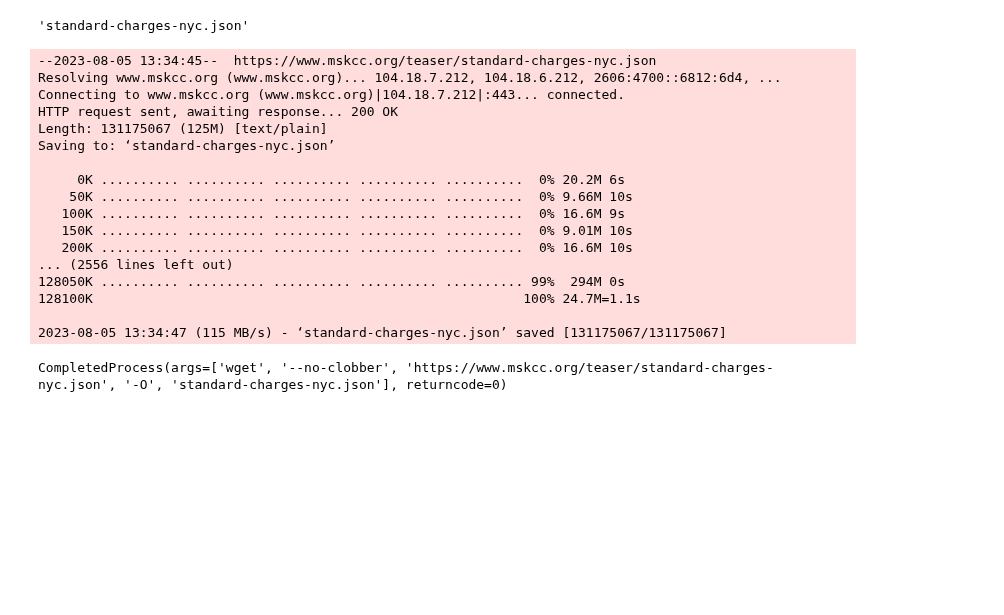
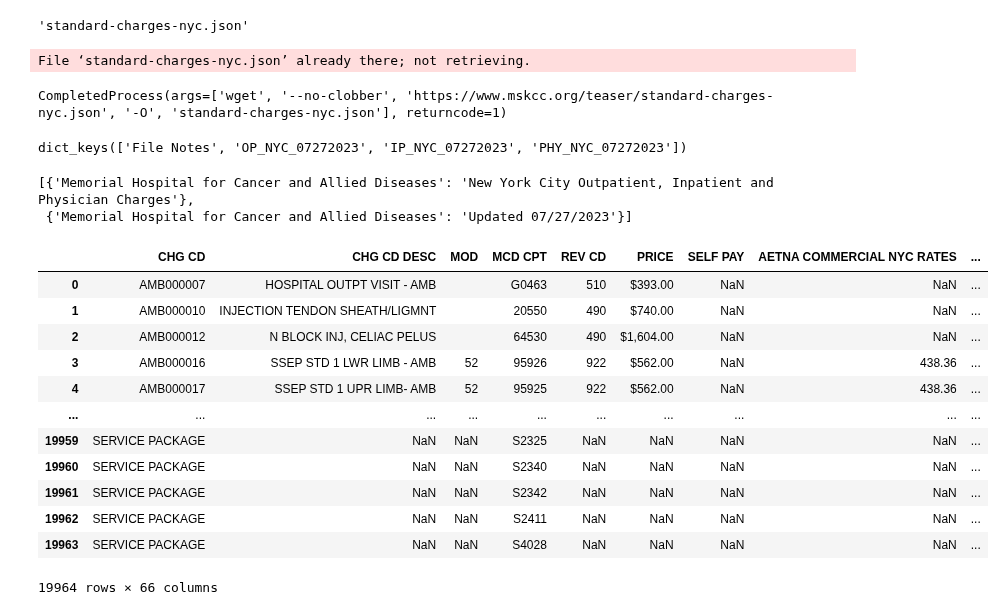
Before and after one commit to rl1987/dolthub-bounty-transparency-in-pricing, a Jupyter notebook: MSKCC.ipynb, the cells around one changed output. Cells and saved outputs as stored; diff of their text form; code cells hidden in the pictures; blank space fills up the shorter version.

Commit message:
Explore MSKCC JSON files a bit

```diff
--- a/MSKCC.ipynb
+++ b/MSKCC.ipynb
@@ -13,6 +13,7 @@ urls = ["https://www.mskcc.org/teaser/standard-charges-nyc.json",
         "https://www.mskcc.org/teaser/standard-charges-sourthern-nj.json",
         "https://www.mskcc.org/teaser/standard-charges-northern-nj.json"
        ]
+url = urls[0]
 ccn = "330154"
 ein = "13-1624082"
 filename = derive_filename_from_url(url)
@@ -22,21 +23,34 @@ filename
 # %%
 subprocess.run(["wget", "--no-clobber", url, "-O", filename])
 # %% [output]
---2023-08-05 13:34:45--  https://www.mskcc.org/teaser/standard-charges-nyc.json
-Resolving www.mskcc.org (www.mskcc.org)... 104.18.7.212, 104.18.6.212, 2606:4700::6812:6d4, ...
-Connecting to www.mskcc.org (www.mskcc.org)|104.18.7.212|:443... connected.
-HTTP request sent, awaiting response... 200 OK
-Length: 131175067 (125M) [text/plain]
-Saving to: ‘standard-charges-nyc.json’
-
-     0K .......... .......... .......... .......... ..........  0% 20.2M 6s
-    50K .......... .......... .......... .......... ..........  0% 9.66M 10s
-   100K .......... .......... .......... .......... ..........  0% 16.6M 9s
-   150K .......... .......... .......... .......... ..........  0% 9.01M 10s
-   200K .......... .......... .......... .......... ..........  0% 16.6M 10s
-... (2556 lines left out)
-128050K .......... .......... .......... .......... .......... 99%  294M 0s
-128100K                                                       100% 24.7M=1.1s
-
-2023-08-05 13:34:47 (115 MB/s) - ‘standard-charges-nyc.json’ saved [131175067/131175067]
+File ‘standard-charges-nyc.json’ already there; not retrieving.
-CompletedProcess(args=['wget', '--no-clobber', 'https://www.mskcc.org/teaser/standard-charges-nyc.json', '-O', 'standard-charges-nyc.json'], returncode=0)
+CompletedProcess(args=['wget', '--no-clobber', 'https://www.mskcc.org/teaser/standard-charges-nyc.json', '-O', 'standard-charges-nyc.json'], returncode=1)
+# %%
+in_f = open(filename, "r")
+json_dict = json.load(in_f)
+in_f.close()
+json_dict.keys()
+# %% [output]
+dict_keys(['File Notes', 'OP_NYC_07272023', 'IP_NYC_07272023', 'PHY_NYC_07272023'])
+# %%
+json_dict['File Notes']
+# %% [output]
+[{'Memorial Hospital for Cancer and Allied Diseases': 'New York City Outpatient, Inpatient and Physician Charges'},
+ {'Memorial Hospital for Cancer and Allied Diseases': 'Updated 07/27/2023'}]
+# %%
+df_op = pd.DataFrame(json_dict['OP_NYC_07272023'])
+df_op
+# %% [output]
+|  | CHG CD | CHG CD DESC | MOD | MCD CPT | REV CD | PRICE | SELF PAY | AETNA COMMERCIAL NYC RATES | ... |
+| 0 | AMB000007 | HOSPITAL OUTPT VISIT - AMB |  | G0463 | 510 | $393.00 | NaN | NaN | ... |
+| 1 | AMB000010 | INJECTION TENDON SHEATH/LIGMNT |  | 20550 | 490 | $740.00 | NaN | NaN | ... |
+| 2 | AMB000012 | N BLOCK INJ, CELIAC PELUS |  | 64530 | 490 | $1,604.00 | NaN | NaN | ... |
+| 3 | AMB000016 | SSEP STD 1 LWR LIMB - AMB | 52 | 95926 | 922 | $562.00 | NaN | 438.36 | ... |
+| 4 | AMB000017 | SSEP STD 1 UPR LIMB- AMB | 52 | 95925 | 922 | $562.00 | NaN | 438.36 | ... |
+| ... | ... | ... | ... | ... | ... | ... | ... | ... | ... |
+| 19959 | SERVICE PACKAGE | NaN | NaN | S2325 | NaN | NaN | NaN | NaN | ... |
+| 19960 | SERVICE PACKAGE | NaN | NaN | S2340 | NaN | NaN | NaN | NaN | ... |
+| 19961 | SERVICE PACKAGE | NaN | NaN | S2342 | NaN | NaN | NaN | NaN | ... |
+| 19962 | SERVICE PACKAGE | NaN | NaN | S2411 | NaN | NaN | NaN | NaN | ... |
+| 19963 | SERVICE PACKAGE | NaN | NaN | S4028 | NaN | NaN | NaN | NaN | ... |
+19964 rows × 66 columns
```
Also changed, not shown: parts of 5 cells of this notebook.
